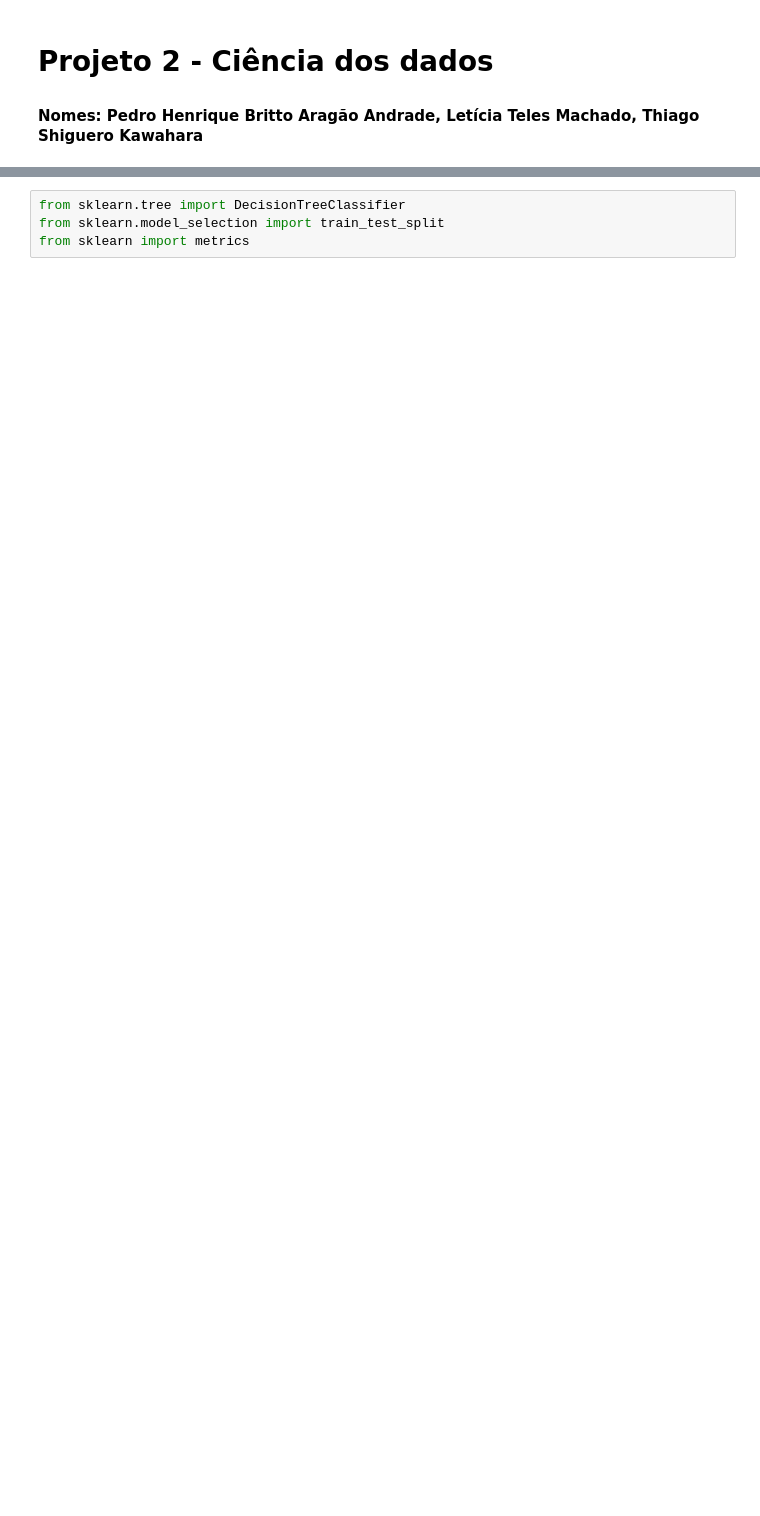
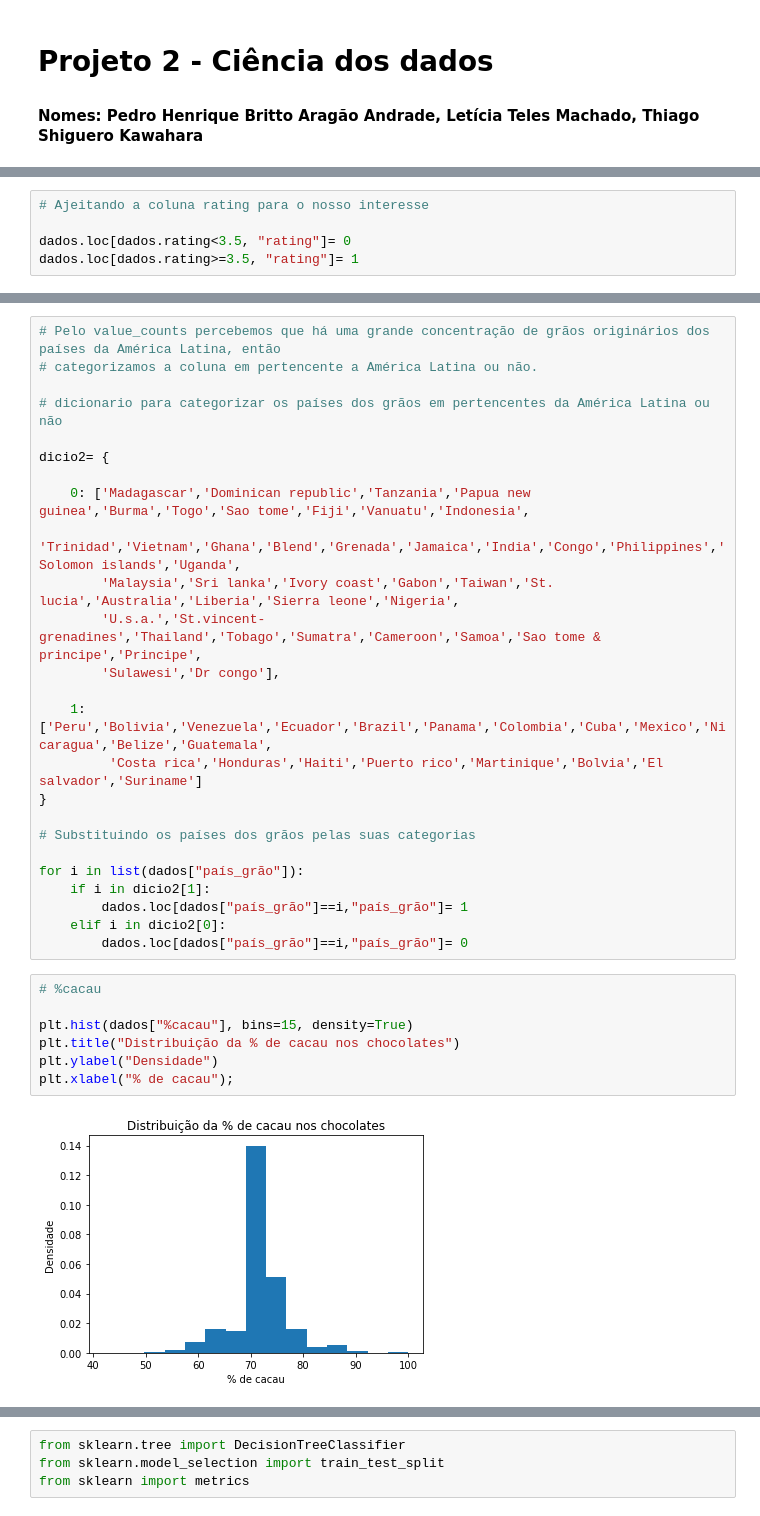
Before and after one commit to Pedro2712/Projeto_2-ciedados, a Jupyter notebook: Projeto 2 - Ciedados.ipynb, the cells around one changed output, grey strips where cells are left out. Saved outputs shown, nothing was run; the diff lists cells and outputs as text; blank space fills up the shorter version.

```diff
--- a/Projeto 2 - Ciedados.ipynb
+++ b/Projeto 2 - Ciedados.ipynb
@@ -511,0 +41,5 @@ Index(['local_cia', 'país_grão', '%cacau', 'rating', 'num_ingr',
+# %%
+# Ajeitando a coluna rating para o nosso interesse
+
+dados.loc[dados.rating<3.5, "rating"]= 0
+dados.loc[dados.rating>=3.5, "rating"]= 1
@@ -511,0 +94,34 @@ Index(['local_cia', 'país_grão', '%cacau', 'rating', 'num_ingr',
+# %%
+# Pelo value_counts percebemos que há uma grande concentração de grãos originários dos países da América Latina, então
+# categorizamos a coluna em pertencente a América Latina ou não.
+
+# dicionario para categorizar os países dos grãos em pertencentes da América Latina ou não
+
+dicio2= {
+
+    0: ['Madagascar','Dominican republic','Tanzania','Papua new guinea','Burma','Togo','Sao tome','Fiji','Vanuatu','Indonesia',
+        'Trinidad','Vietnam','Ghana','Blend','Grenada','Jamaica','India','Congo','Philippines','Solomon islands','Uganda',
+        'Malaysia','Sri lanka','Ivory coast','Gabon','Taiwan','St. lucia','Australia','Liberia','Sierra leone','Nigeria',
+        'U.s.a.','St.vincent-grenadines','Thailand','Tobago','Sumatra','Cameroon','Samoa','Sao tome & principe','Principe',
+        'Sulawesi','Dr congo'],
+
+    1: ['Peru','Bolivia','Venezuela','Ecuador','Brazil','Panama','Colombia','Cuba','Mexico','Nicaragua','Belize','Guatemala',
+         'Costa rica','Honduras','Haiti','Puerto rico','Martinique','Bolvia','El salvador','Suriname']
+}
+
+# Substituindo os países dos grãos pelas suas categorias
+
+for i in list(dados["país_grão"]):
+    if i in dicio2[1]:
+        dados.loc[dados["país_grão"]==i,"país_grão"]= 1
+    elif i in dicio2[0]:
+        dados.loc[dados["país_grão"]==i,"país_grão"]= 0
+# %%
+# %cacau
+
+plt.hist(dados["%cacau"], bins=15, density=True)
+plt.title("Distribuição da % de cacau nos chocolates")
+plt.ylabel("Densidade")
+plt.xlabel("% de cacau");
+# %% [output]
+[figure, added]
```
Also changed, not shown: parts of 68 cells of this notebook.
